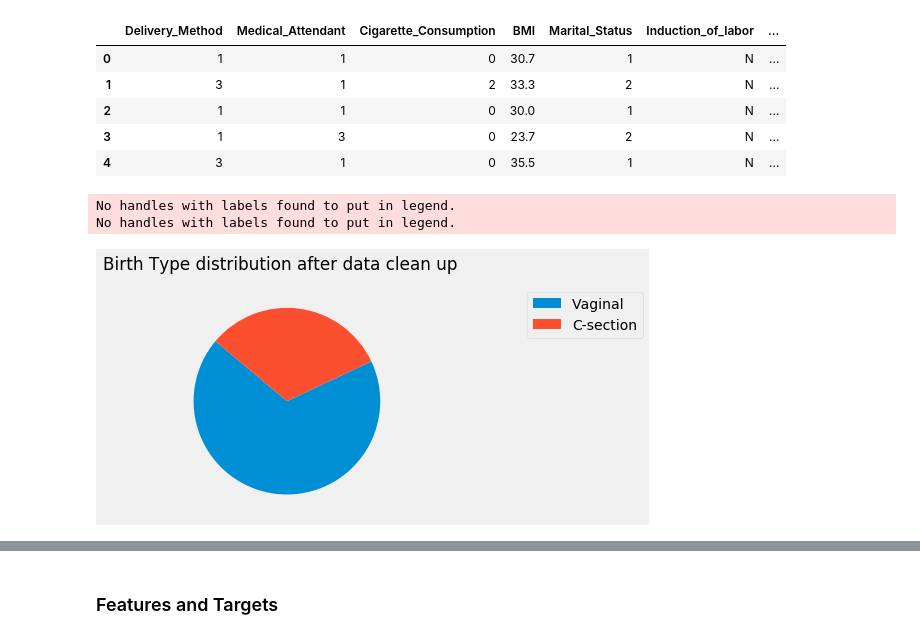
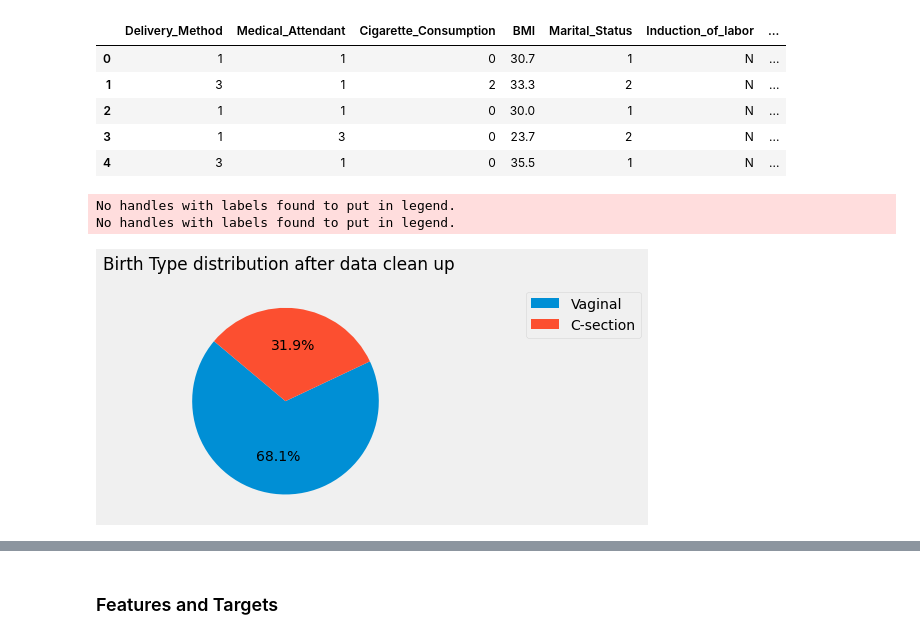
Before and after one commit to OnomeHunt/Project3, a Jupyter notebook: Birth_Data_2018.ipynb, the cells around one changed output, grey strips where cells are left out. Drawn from its saved outputs; the diff is of its cells as text; code cells hidden in the pictures.

```diff
--- a/Birth_Data_2018.ipynb
+++ b/Birth_Data_2018.ipynb
@@ -127,21 +128,22 @@ delivery_method.head()
 # %%
 # Create pie chart of original dataset
 pie_data_grp2=delivery_method.groupby("Delivery_Method")
 pie_data2=pie_data_grp2["Delivery_Method"].count()
 pie_data2
 
 
 #del mouse_data_gender.index.name
-pie_data_chart2 = pie_data2.plot(kind='pie',subplots=True,legend='True',startangle=140,labels=None)
+pie_data_chart2 = pie_data2.plot(kind='pie',subplots=True,legend='True',startangle=140,labels=None,autopct='%1.1f%%')
 plt.legend(loc='upper left', bbox_to_anchor=(1.0, 0.5),fontsize = 10)
 plt.legend(['Vaginal','C-section'],bbox_to_anchor=(1.5, 1),loc='upper left')
 plt.suptitle("Birth Type distribution after data clean up")
 plt.ylabel(" ")
-plt.savefig('CleanedBirthdata.png')
+#plt.savefig('CleanedBirthdata.png')
+pie_data2.to_csv('cleanpiechart.csv')
 # %% [output]
 No handles with labels found to put in legend.
 No handles with labels found to put in legend.
-[figure, old version]
+[figure, new version]
 # %%
 # Reduce the dataset size by selecting random 100000 rows to work with
 delivery_method_df = delivery_method.sample(n=100000)
```
Also changed, not shown: parts of 26 cells of this notebook, 14 other files.
